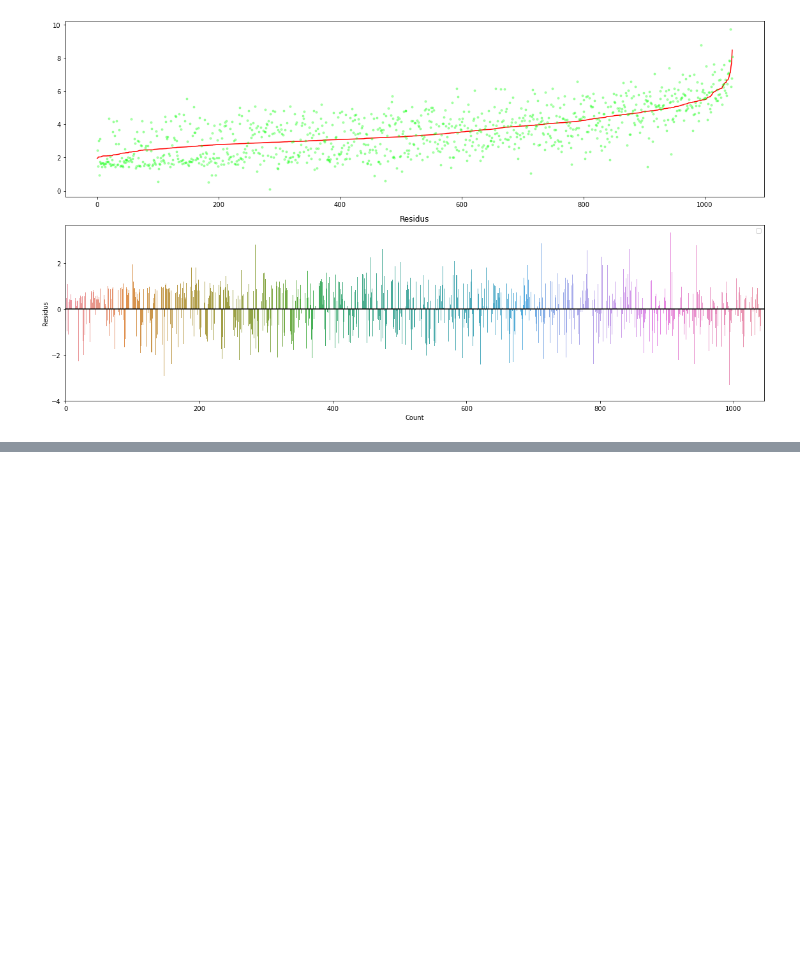
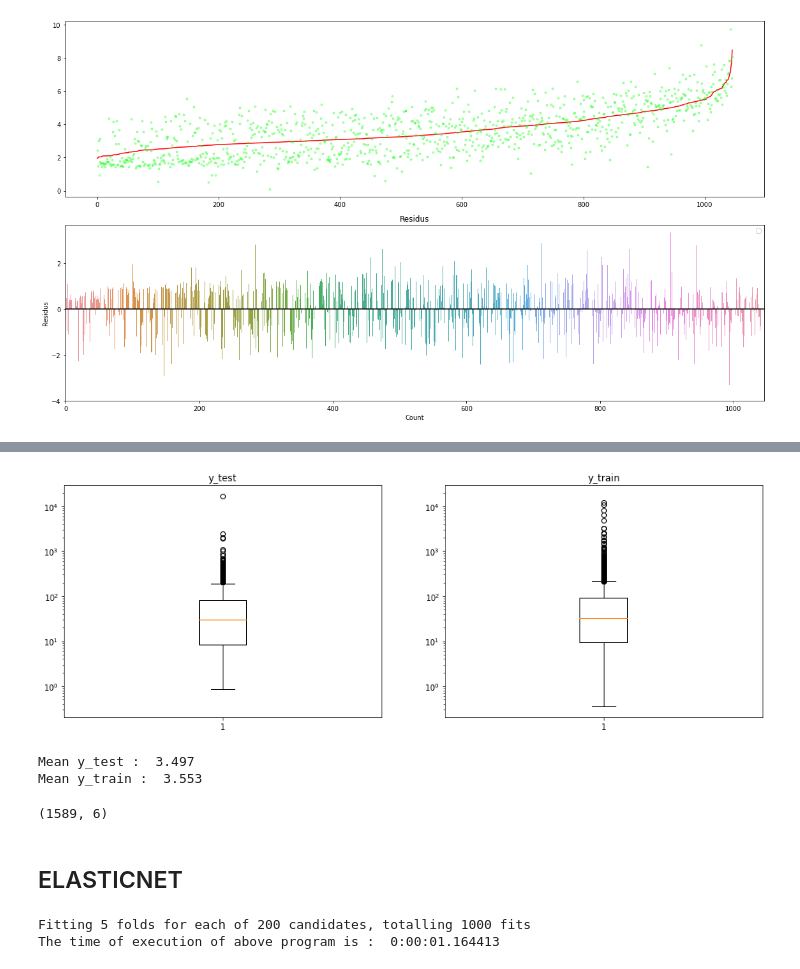
Before and after one commit to MathieuDaulard/buildings_elec_consumption, a Jupyter notebook: Emission.ipynb, the cells around one changed output, grey strips where cells are left out. Saved outputs shown, nothing was run; the diff lists cells and outputs as text; code cells hidden in the pictures; blank space fills up the shorter version.

Commit message:
mise à jour emission Energy Starscore

```diff
--- a/Emission.ipynb
+++ b/Emission.ipynb
@@ -456,0 +462,17 @@ No handles with labels found to put in legend.
+# %%
+df_analyse = df_analyse.dropna(subset=['ENERGYSTARScore'])
+# %%
+y = np.log(df_analyse['GHGEmissions_MetricTonsCO2e']+1)
+features = df_analyse.drop(['GHGEmissions_MetricTonsCO2e'],axis = 1)
+features = np.log(features+1)
+features_name = features.columns
+# %%
+X_train, X_test, y_train, y_test = train_test_split(features, y, test_size=0.33, random_state = 42)
+# %%
+scaler_x = StandardScaler()
+scaler_y = StandardScaler()
+
+X_train = scaler_x.fit_transform(X_train)
+y_train = scaler_y.fit_transform(y_train.values.reshape(-1, 1))
+X_test = scaler_x.transform(X_test)
+y_test = scaler_y.transform(y_test.values.reshape(-1, 1))
@@ -456,0 +482,27 @@ No handles with labels found to put in legend.
+# %%
+a = [(np.exp(scaler_y.inverse_transform(y_test))-1).reshape(1,-1).tolist(), (np.exp(scaler_y.inverse_transform(y_train))-1).reshape(1,-1).tolist()]
+
+fig = plt.figure(figsize=(16,12))
+
+ax1 = fig.add_subplot(2, 2, 1)
+ax2 = fig.add_subplot(2, 2, 2, sharey=ax1)
+
+ax1.boxplot(a[0], meanline = True)
+ax1.set_title('y_test')
+ax2.boxplot(a[1], meanline = True)
+ax2.set_title('y_train')
+ax1.set(yscale="log")
+ax2.set(yscale="log")
+plt.show()
+# %% [output]
+[figure, added]
+# %%
+print('Mean y_test : ', round(scaler_y.inverse_transform(y_test).mean(),3))
+print('Mean y_train : ', round(scaler_y.inverse_transform(y_train).mean(), 3))
+# %% [output]
+Mean y_test :  3.497
+Mean y_train :  3.553
+# %%
+X_train.shape
+# %% [output]
+(1589, 6)
@@ -456,0 +512,2 @@ No handles with labels found to put in legend.
+# %% [markdown]
+## ELASTICNET
@@ -456,0 +518,15 @@ No handles with labels found to put in legend.
+# %%
+# Use the random grid to search for best hyperparameters
+# First create the base model to tune
+eln = ElasticNet(fit_intercept=False)
+# Random search of parameters, using 3 fold cross validation,
+# search across 100 different combinations, and use all available cores
+eln_random = RandomizedSearchCV(estimator = eln, param_distributions = random_grid, n_iter = 200, cv = 5, verbose=2, random_state=42, n_jobs = -1)# Fit the random search model
+start = timer()
+eln_random.fit(X_train, y_train)
+end = timer()
+
+print ("The time of execution of above program is : ", dt.timedelta(seconds=end-start))
+# %% [output]
+Fitting 5 folds for each of 200 candidates, totalling 1000 fits
+The time of execution of above program is :  0:00:01.164413
```
Also changed, not shown: parts of 46 cells of this notebook.
